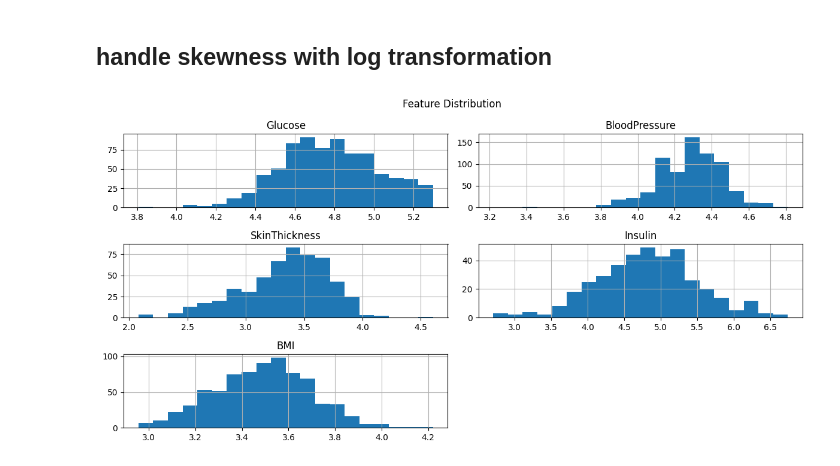
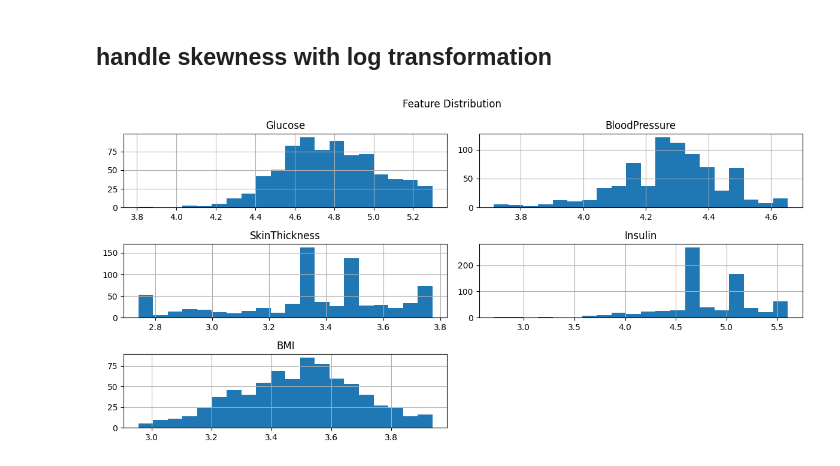
Before and after one commit to raycharlesminkah34-creator/diabetes-prediction.v2, a Jupyter notebook: notebooks/eda.ipynb, the cells around one changed output. Drawn from its saved outputs; the diff is of its cells as text; code cells hidden in the pictures.

```diff
--- a/notebooks/eda.ipynb
+++ b/notebooks/eda.ipynb
@@ -96,8 +94,8 @@ data.head()
 # %%
 for feature in features_nan:
-    median_0 = data[data["Outcome"] == 0][feature].median()
-    median_1 = data[data["Outcome"] == 1][feature].median()
+    median_0 = df_1[df_1["Outcome"] == 0][feature].median()
+    median_1 = df_1[df_1["Outcome"] == 1][feature].median()
 
-    data.loc[(data[feature].isnull()) & (data["Outcome"] == 0), feature] = median_0
-    data.loc[(data[feature].isnull()) & (data["Outcome"] == 1), feature] = median_1
+    df_1.loc[(df_1[feature].isnull()) & (df_1["Outcome"] == 0), feature] = median_0
+    df_1.loc[(df_1[feature].isnull()) & (df_1["Outcome"] == 1), feature] = median_1
 # %%
@@ -122,11 +120,14 @@ dtype: int64
 ## Numerical columns analysis
 Check for outliers,skewness, rare categorical variables etc
 # %%
-for feature in df_1.columns:
-    data.boxplot(column=feature, by="Outcome", figsize=(6,4))
-    plt.title(feature)
-    plt.suptitle("")
-    plt.xlabel("Outcome")
-    plt.ylabel(feature)
-    plt.show()
+def detect_outlier():
+    for feature in df.columns:
+        df_1.boxplot(column=feature, by="Outcome", figsize=(6,4))
+        plt.title(feature)
+        plt.suptitle("")
+        plt.xlabel("Outcome")
+        plt.ylabel(feature)
+        plt.show()
+
+detect_outlier()
 # %% [output]
@@ -152,8 +145,8 @@ plt.show()
 # %%
-for feature in df_1.columns:
-    Q1 = data[feature].quantile(0.25)
-    Q3 = data[feature].quantile(0.75)
+for feature in df.columns.drop("Outcome"):
+    Q1 = df_1[feature].quantile(0.25)
+    Q3 = df_1[feature].quantile(0.75)
     IQR = Q3 - Q1
-    lower = Q1 - 1.5 * IQR
-    upper = Q3 + 1.5 * IQR
-    data[feature] = data[feature].clip(lower, upper)
+    lower = Q1 - 3 * IQR
+    upper = Q3 + 3 * IQR
+    df_1[feature] = df_1[feature].clip(lower, upper)
@@ -160,6 +183,8 @@ for feature in df_1.columns:
 # %%
 def viz_distributions():
-    data[features_nan].hist(figsize=(12,6), bins=20)
+    df_1[features_nan].hist(figsize=(12,6), bins=20)
     plt.suptitle("Feature Distribution")
     plt.tight_layout()
     plt.show()
+
+viz_distributions()
@@ -166,9 +193,9 @@ def viz_distributions():
 # %% [markdown]
 ## handle skewness with log transformation
 # %%
-for feature in df_1.columns.drop("Outcome"):
-    data[feature] = np.log1p(df[feature])
+for feature in df.columns.drop("Outcome"):
+    df_1[feature] = np.log1p(df_1[feature])
 
 viz_distributions()
 # %% [output]
-[figure, old version]
+[figure, new version]
```
Also changed, not shown: parts of 14 cells of this notebook, 1 other file.
